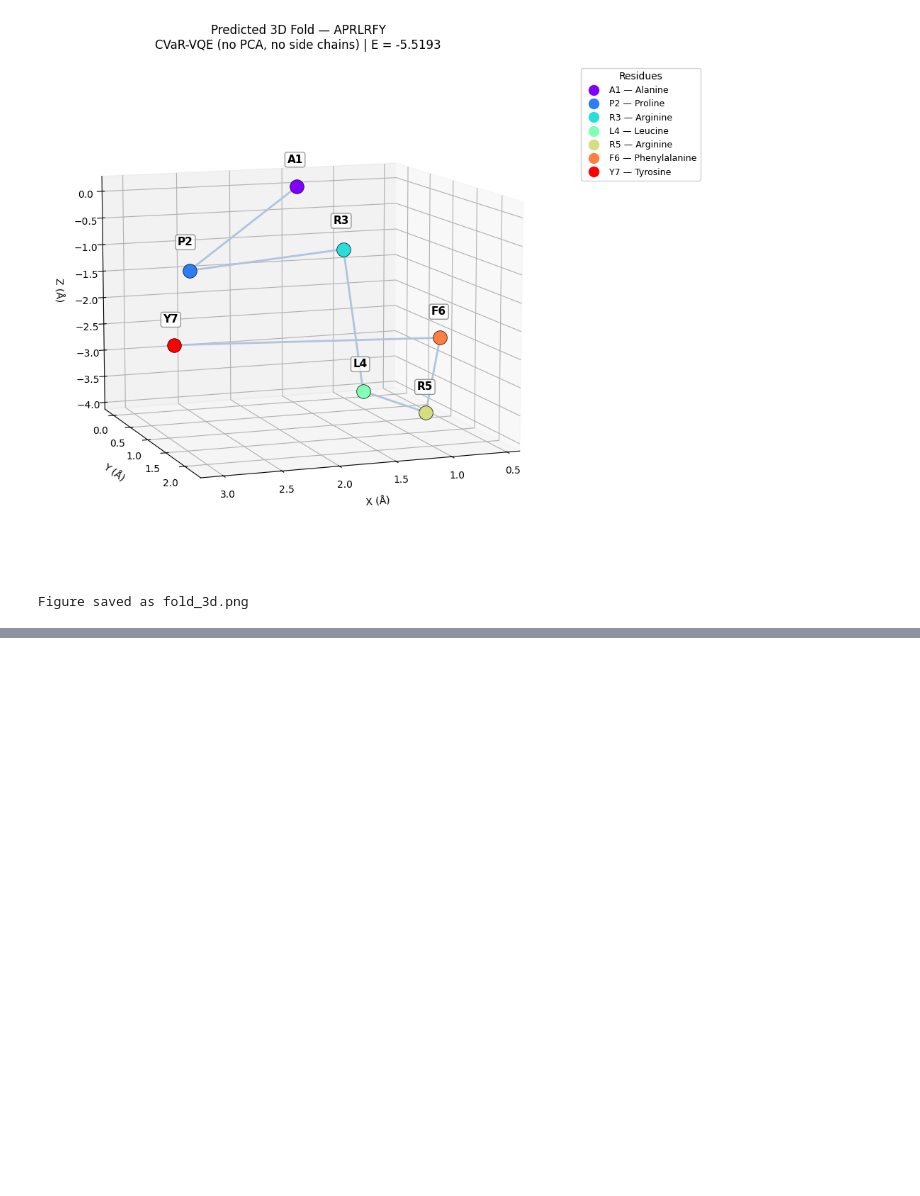
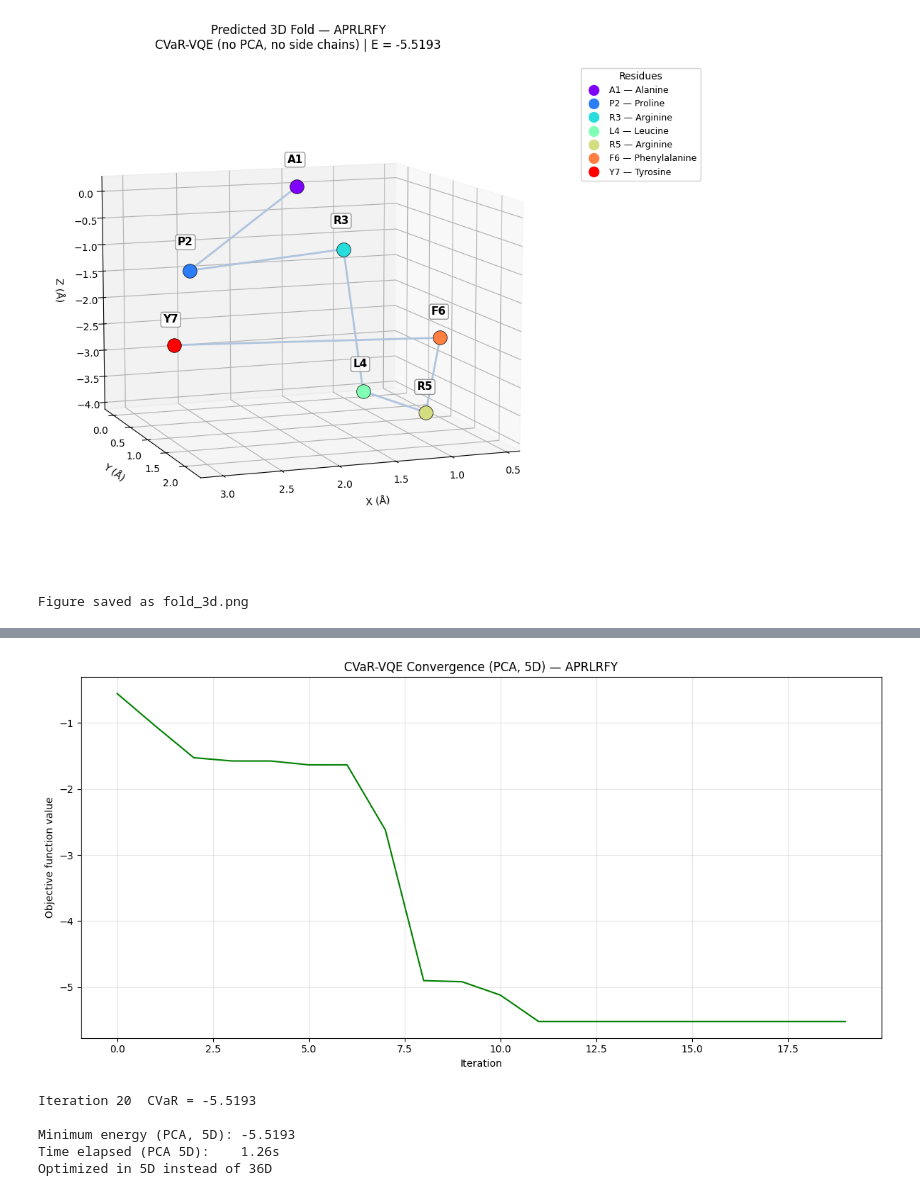
Before and after one commit to valentinamoruzzi/Quantum_protein_folding_exam, a Jupyter notebook: Protein_folding_2026.ipynb, the cells around one changed output, grey strips where cells are left out. Drawn from its saved outputs; the diff is of its cells as text; code cells hidden in the pictures; blank space fills up the shorter version.

```diff
--- a/Protein_folding_2026.ipynb
+++ b/Protein_folding_2026.ipynb
@@ -529,0 +670,80 @@ Energy error (PCA 5D vs baseline)        0.3886
+# %%
+# CVaR-VQE with PCA (5 components)
+# theta_samples is overwritten and lost, but the 5D case is handled separately
+# by regenerating the same dataset from scratch using the same seed (rng5 = default_rng(23))
+objective_func_vals_pca5 = []
+best_pca5_energy = float('inf')
+best_pca5_z      = None
+rng4 = np.random.default_rng(42)
+z0   = rng4.uniform(-np.pi, np.pi, size=5)
+
+# Refit PCA with 5 components on fresh random samples
+rng5 = np.random.default_rng(23)
+theta_raw5 = np.array([rng5.uniform(-np.pi, np.pi, size=D) for _ in range(n_samples)])
+pca_model5 = PCA(n_components=5)
+pca_model5.fit(theta_raw5)
+
+print(f"PCA components: 5 / {D}")
+print(f"Explained variance: {pca_model5.explained_variance_ratio_}")
+print(f"Total explained:    {pca_model5.explained_variance_ratio_.sum():.3f}")
+
+def cvar_pca5_objective(z):
+    theta_reconstructed = pca_model5.inverse_transform(z.reshape(1, -1)).flatten()
+    circuit    = ansatz.assign_parameters(theta_reconstructed)
+    sv         = Statevector(circuit.remove_final_measurements(inplace=False))
+    probs      = sv.probabilities_dict()
+    states     = list(probs.keys())
+    pvals      = np.array(list(probs.values()))
+    energies_s = np.array(exact_hamiltonian(
+        [bs[:n_free + num_int] for bs in states], hyper
+    ))
+    order    = np.argsort(energies_s)
+    e_sorted = energies_s[order]
+    p_sorted = pvals[order]
+    c        = np.cumsum(p_sorted)
+    k        = int(np.searchsorted(c, 0.1, side='left'))
+    weights  = np.empty(k + 1)
+    weights[:k] = p_sorted[:k]
+    weights[k]  = 0.1 - (float(c[k-1]) if k > 0 else 0.0)
+    return float(np.dot(weights, e_sorted[:k+1]) / 0.1)
+
+plt.rcParams["figure.figsize"] = (12, 6)
+
+# Same fix as in the 2D case: a single continuous COBYLA run (maxiter=100),
+# callback only records progress, it does not drive or restart anything.
+def callback_pca5(xk):
+    val = cvar_pca5_objective(xk)
+    objective_func_vals_pca5.append(val)
+    if len(objective_func_vals_pca5) % 10 == 0:
+        clear_output(wait=True)
+        plt.figure(figsize=(12, 6))
+        plt.title(f"CVaR-VQE Convergence (PCA, 5D) — {SEQUENCE}")
+        plt.xlabel("Iteration")
+        plt.ylabel("Objective function value")
+        plt.plot(range(len(objective_func_vals_pca5)), objective_func_vals_pca5,
+                 color='green', linewidth=1.5)
+        plt.grid(True, alpha=0.3)
+        plt.tight_layout()
+        plt.show()
+        print(f"Iteration {len(objective_func_vals_pca5)}  CVaR = {val:.4f}")
+
+start_pca5 = time.time()
+res_pca5 = opt.minimize(cvar_pca5_objective, z0, method='COBYLA',
+                        options={'maxiter': 100, 'rhobeg': 0.5},
+                        callback=callback_pca5)
+elapsed_pca5 = time.time() - start_pca5
+
+best_pca5_z      = res_pca5.x
+best_pca5_energy = cvar_pca5_objective(best_pca5_z)
+best_params_pca5 = pca_model5.inverse_transform(best_pca5_z.reshape(1, -1)).flatten()
+
+print(f"\nMinimum energy (PCA, 5D): {best_pca5_energy:.4f}")
+print(f"Time elapsed (PCA 5D):    {elapsed_pca5:.2f}s")
+print(f"Optimized in 5D instead of {D}D")
+# %% [output]
+[figure, added]
+Iteration 20  CVaR = -5.5193
+
+Minimum energy (PCA, 5D): -5.5193
+Time elapsed (PCA 5D):    1.26s
+Optimized in 5D instead of 36D
```
Also changed, not shown: parts of 8 cells of this notebook.
